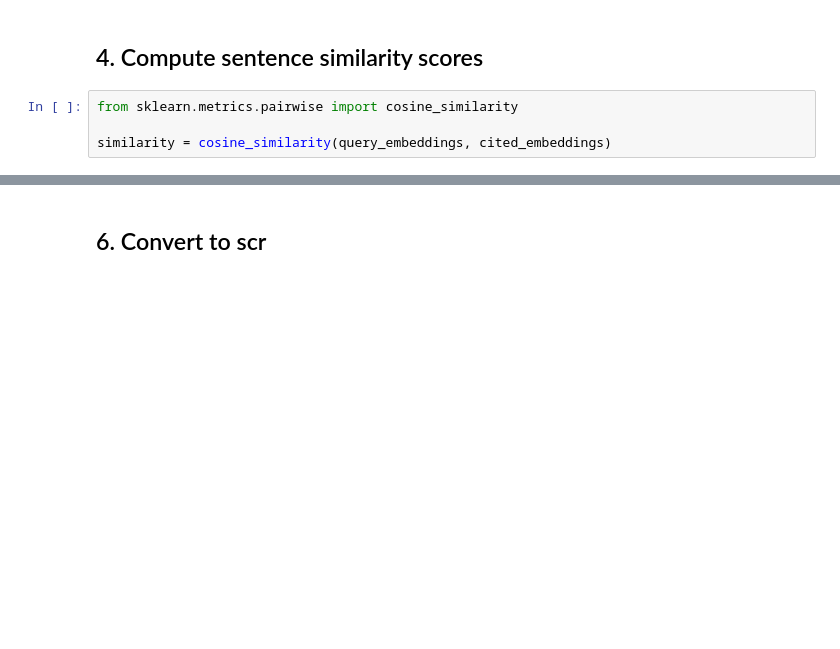
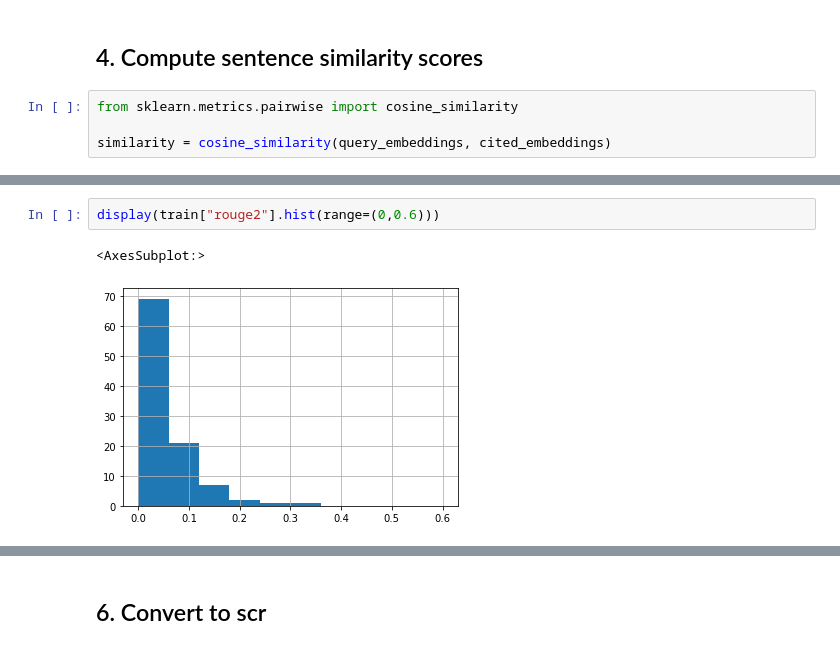
Before and after one commit to shengshimeiyan/citation-generation, a Jupyter notebook: notebooks/4_summarization.ipynb, the cells around one changed output, grey strips where cells are left out. Cells and saved outputs as stored; diff of their text form; blank space fills up the shorter version.

```diff
--- a/notebooks/4_summarization.ipynb
+++ b/notebooks/4_summarization.ipynb
@@ -202,0 +204,5 @@ array([[<AxesSubplot:title={'center':'rouge_3'}>,
+# %%
+display(train["rouge2"].hist(range=(0,0.6)))
+# %% [output]
+<AxesSubplot:>
+[figure, added]
```
Also changed, not shown: parts of 22 cells of this notebook, 1 other file.
